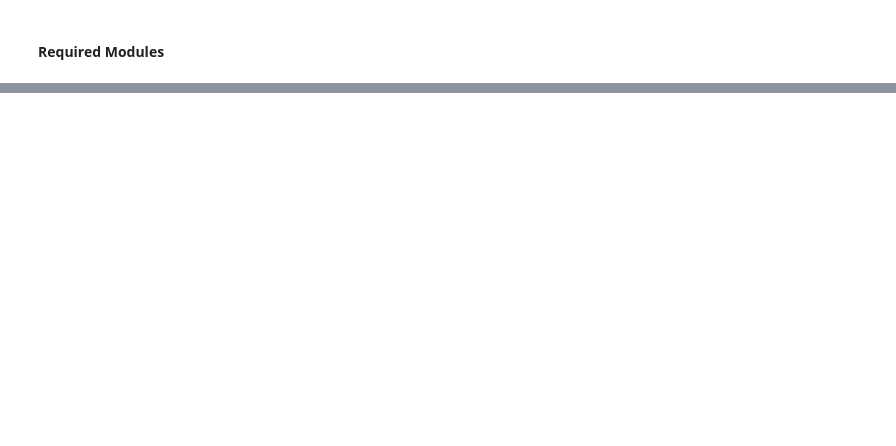
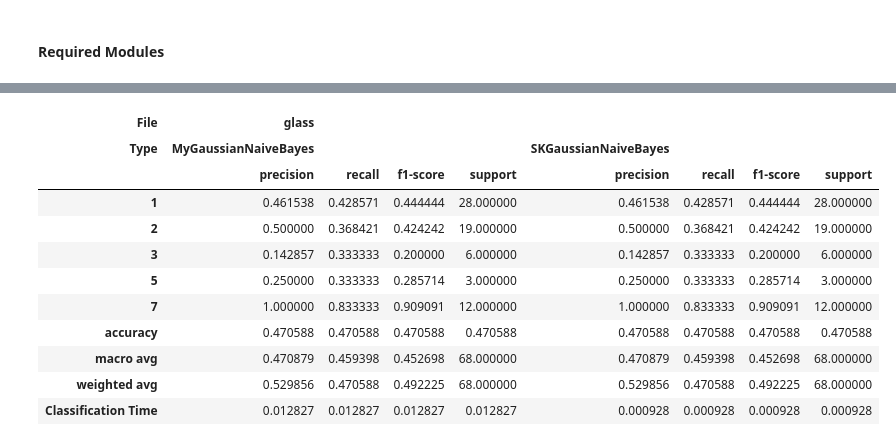
Before and after one commit to AdamPatrickRyan/COMP47750-Machine-Learning-with-Python, a Jupyter notebook: Assignments/Assignment 1 - Gaussian Naive Bayes/Assignment 1 - Solution - Gaussian Naive Bayes - ARyan.ipynb, the cells around one changed output, grey strips where cells are left out. Cells and saved outputs as stored; diff of their text form; code cells hidden in the pictures; blank space fills up the shorter version.

```diff
--- a/Assignments/Assignment 1 - Gaussian Naive Bayes/Assignment 1 - Solution - Gaussian Naive Bayes - ARyan.ipynb
+++ b/Assignments/Assignment 1 - Gaussian Naive Bayes/Assignment 1 - Solution - Gaussian Naive Bayes - ARyan.ipynb
@@ -138,0 +820,8 @@ Explanation:
+# %%
+def check_all_reports(dataset_dictionary,reports_per_file):
+    """A function to display all reports"""
+
+    for file in dataset_dictionary:
+        display(reports_per_file[file].T)
+
+    return
@@ -138,0 +840,21 @@ Explanation:
+# %%
+test_datasets={
+    'penguins':
+        {
+            'filepath':'./Test Datasets/penguins_af.csv'
+            ,'y_column':['species']
+            ,'x_columns':['bill_length_mm','flipper_length_mm','body_mass_g','bill_depth_mm']
+        }
+    ,'diabetes':
+        {
+            'filepath':'./Test Datasets/diabetes.csv'
+            ,'y_column':['neg_pos']
+            ,'x_columns':['preg', 'plas', 'pres', 'skin', 'insu', 'mass', 'pedi', 'age']
+        }
+    ,'glass':
+        {
+            'filepath':'./Test Datasets/glassV2.csv'
+            ,'y_column':['Type']
+            ,'x_columns':['RI', 'Na', 'Mg', 'Al', 'Si', 'K', 'Ca', 'Ba', 'Fe']
+        }
+}
@@ -138,0 +863,2 @@ Explanation:
+# %%
+reports_per_file=test_on_datasets(dataset_dictionary=test_datasets)
@@ -138,0 +956,3 @@ Explanation:
+# %%
+check_all_reports(dataset_dictionary=test_datasets,reports_per_file=reports_per_file)
+# %% [output]
@@ -138,0 +978,12 @@ Explanation:
+| File | glass |  |  |  |  |  |  |  |
+| Type | MyGaussianNaiveBayes |  |  |  | SKGaussianNaiveBayes |  |  |  |
+|  | precision | recall | f1-score | support | precision | recall | f1-score | support |
+| 1 | 0.461538 | 0.428571 | 0.444444 | 28.000000 | 0.461538 | 0.428571 | 0.444444 | 28.000000 |
+| 2 | 0.500000 | 0.368421 | 0.424242 | 19.000000 | 0.500000 | 0.368421 | 0.424242 | 19.000000 |
+| 3 | 0.142857 | 0.333333 | 0.200000 | 6.000000 | 0.142857 | 0.333333 | 0.200000 | 6.000000 |
+| 5 | 0.250000 | 0.333333 | 0.285714 | 3.000000 | 0.250000 | 0.333333 | 0.285714 | 3.000000 |
+| 7 | 1.000000 | 0.833333 | 0.909091 | 12.000000 | 1.000000 | 0.833333 | 0.909091 | 12.000000 |
+| accuracy | 0.470588 | 0.470588 | 0.470588 | 0.470588 | 0.470588 | 0.470588 | 0.470588 | 0.470588 |
+| macro avg | 0.470879 | 0.459398 | 0.452698 | 68.000000 | 0.470879 | 0.459398 | 0.452698 | 68.000000 |
+| weighted avg | 0.529856 | 0.470588 | 0.492225 | 68.000000 | 0.529856 | 0.470588 | 0.492225 | 68.000000 |
+| Classification Time | 0.012827 | 0.012827 | 0.012827 | 0.012827 | 0.000928 | 0.000928 | 0.000928 | 0.000928 |
```
Also changed, not shown: parts of 32 cells of this notebook, 29 other files.
